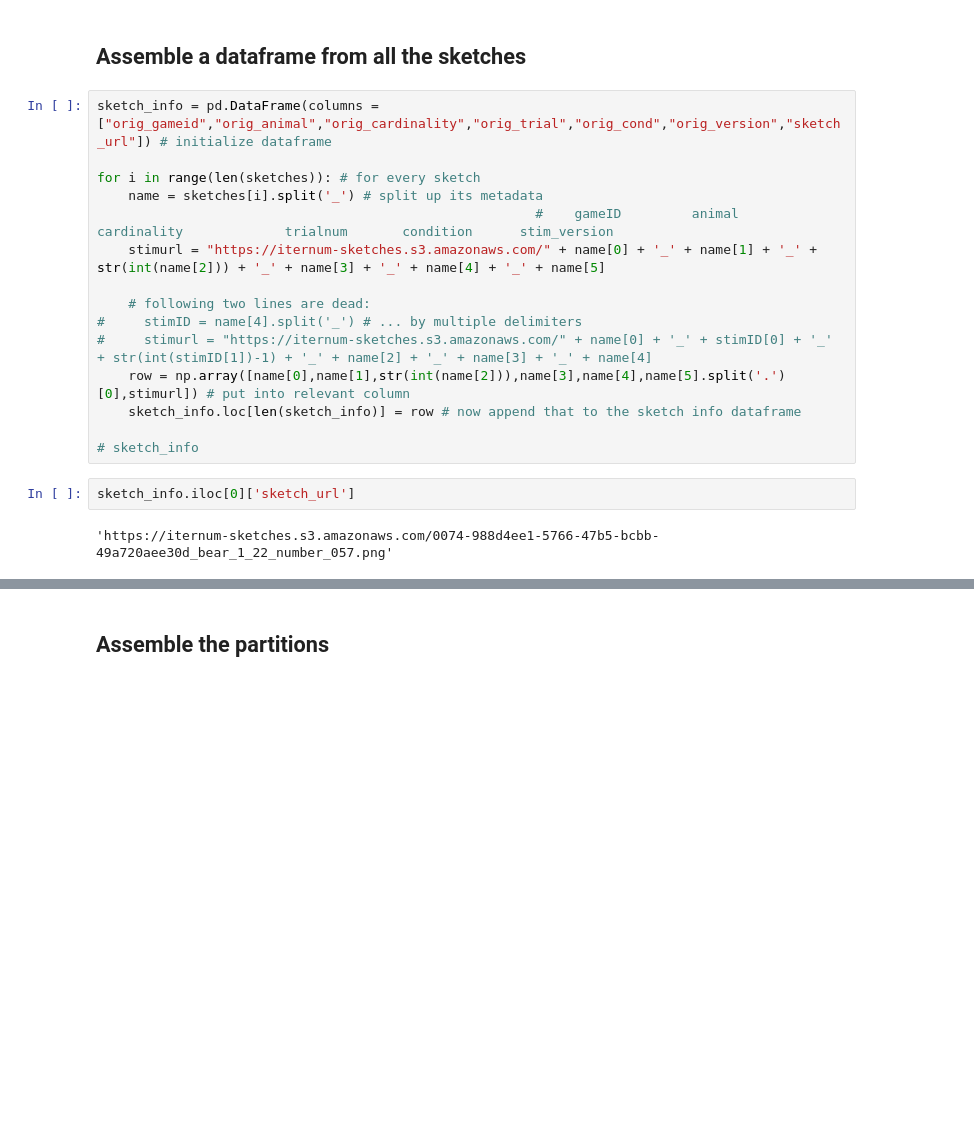
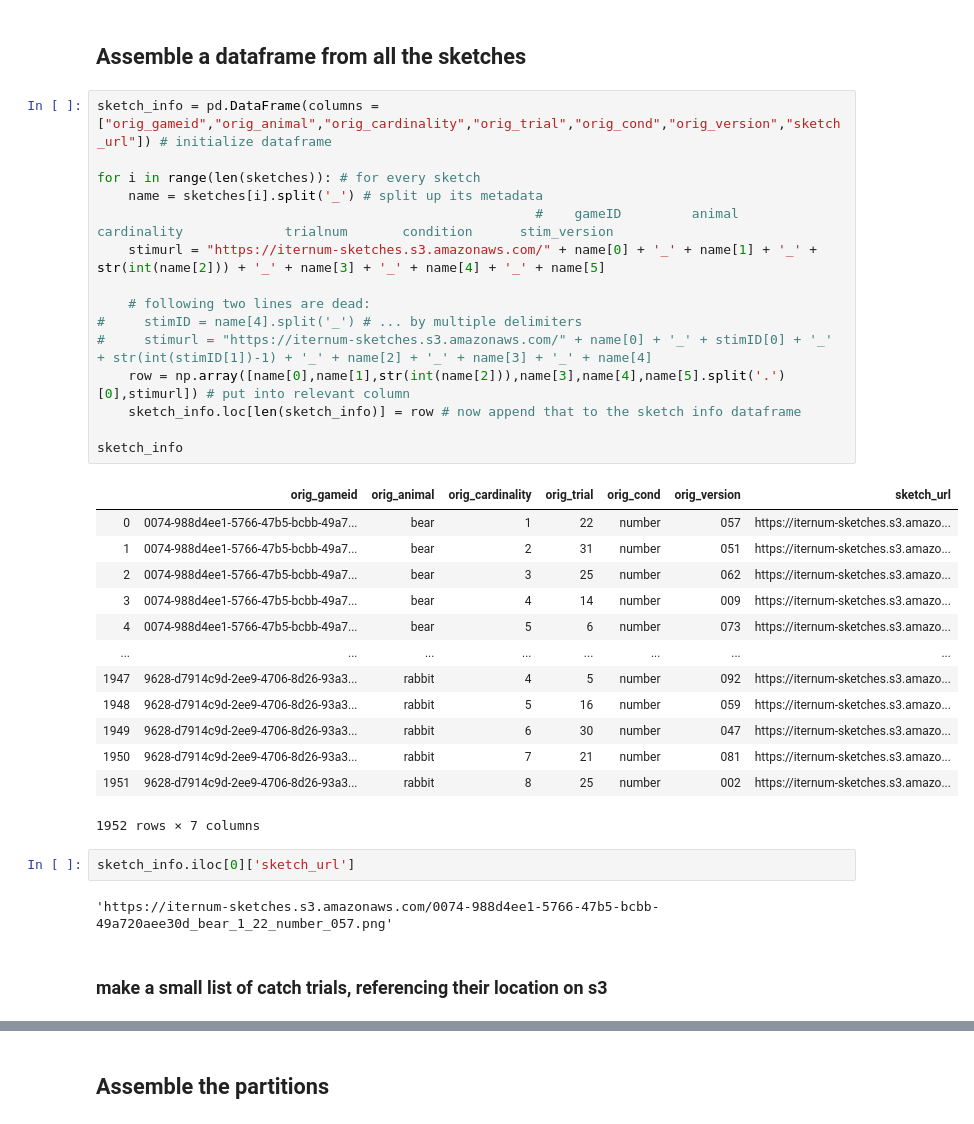
Before and after one commit to cogtoolslab/improvised_numerals, a Jupyter notebook: stimuli/classify_iternum/generate_metadata.ipynb, the cells around one changed output, grey strips where cells are left out. Saved outputs shown, nothing was run; the diff lists cells and outputs as text; blank space fills up the shorter version.

```diff
--- a/stimuli/classify_iternum/generate_metadata.ipynb
+++ b/stimuli/classify_iternum/generate_metadata.ipynb
@@ -26,19 +26,35 @@ if not os.path.exists(stimListDir):
 # %%
 sketch_info = pd.DataFrame(columns = ["orig_gameid","orig_animal","orig_cardinality","orig_trial","orig_cond","orig_version","sketch_url"]) # initialize dataframe
 
 for i in range(len(sketches)): # for every sketch
     name = sketches[i].split('_') # split up its metadata
                                                         #    gameID         animal            cardinality             trialnum       condition      stim_version
     stimurl = "https://iternum-sketches.s3.amazonaws.com/" + name[0] + '_' + name[1] + '_' + str(int(name[2])) + '_' + name[3] + '_' + name[4] + '_' + name[5]
 
     # following two lines are dead:
 #     stimID = name[4].split('_') # ... by multiple delimiters
 #     stimurl = "https://iternum-sketches.s3.amazonaws.com/" + name[0] + '_' + stimID[0] + '_' + str(int(stimID[1])-1) + '_' + name[2] + '_' + name[3] + '_' + name[4]
     row = np.array([name[0],name[1],str(int(name[2])),name[3],name[4],name[5].split('.')[0],stimurl]) # put into relevant column
     sketch_info.loc[len(sketch_info)] = row # now append that to the sketch info dataframe
 
-# sketch_info
+sketch_info
+# %% [output]
+|  | orig_gameid | orig_animal | orig_cardinality | orig_trial | orig_cond | orig_version | sketch_url |
+| 0 | 0074-988d4ee1-5766-47b5-bcbb-49a7... | bear | 1 | 22 | number | 057 | https://iternum-sketches.s3.amazo... |
+| 1 | 0074-988d4ee1-5766-47b5-bcbb-49a7... | bear | 2 | 31 | number | 051 | https://iternum-sketches.s3.amazo... |
+| 2 | 0074-988d4ee1-5766-47b5-bcbb-49a7... | bear | 3 | 25 | number | 062 | https://iternum-sketches.s3.amazo... |
+| 3 | 0074-988d4ee1-5766-47b5-bcbb-49a7... | bear | 4 | 14 | number | 009 | https://iternum-sketches.s3.amazo... |
+| 4 | 0074-988d4ee1-5766-47b5-bcbb-49a7... | bear | 5 | 6 | number | 073 | https://iternum-sketches.s3.amazo... |
+| ... | ... | ... | ... | ... | ... | ... | ... |
+| 1947 | 9628-d7914c9d-2ee9-4706-8d26-93a3... | rabbit | 4 | 5 | number | 092 | https://iternum-sketches.s3.amazo... |
+| 1948 | 9628-d7914c9d-2ee9-4706-8d26-93a3... | rabbit | 5 | 16 | number | 059 | https://iternum-sketches.s3.amazo... |
+| 1949 | 9628-d7914c9d-2ee9-4706-8d26-93a3... | rabbit | 6 | 30 | number | 047 | https://iternum-sketches.s3.amazo... |
+| 1950 | 9628-d7914c9d-2ee9-4706-8d26-93a3... | rabbit | 7 | 21 | number | 081 | https://iternum-sketches.s3.amazo... |
+| 1951 | 9628-d7914c9d-2ee9-4706-8d26-93a3... | rabbit | 8 | 25 | number | 002 | https://iternum-sketches.s3.amazo... |
+1952 rows × 7 columns
 # %%
 sketch_info.iloc[0]['sketch_url']
 # %% [output]
 'https://iternum-sketches.s3.amazonaws.com/0074-988d4ee1-5766-47b5-bcbb-49a720aee30d_bear_1_22_number_057.png'
+# %% [markdown]
+### make a small list of catch trials, referencing their location on s3
```
Also changed, not shown: parts of 4 cells of this notebook.
